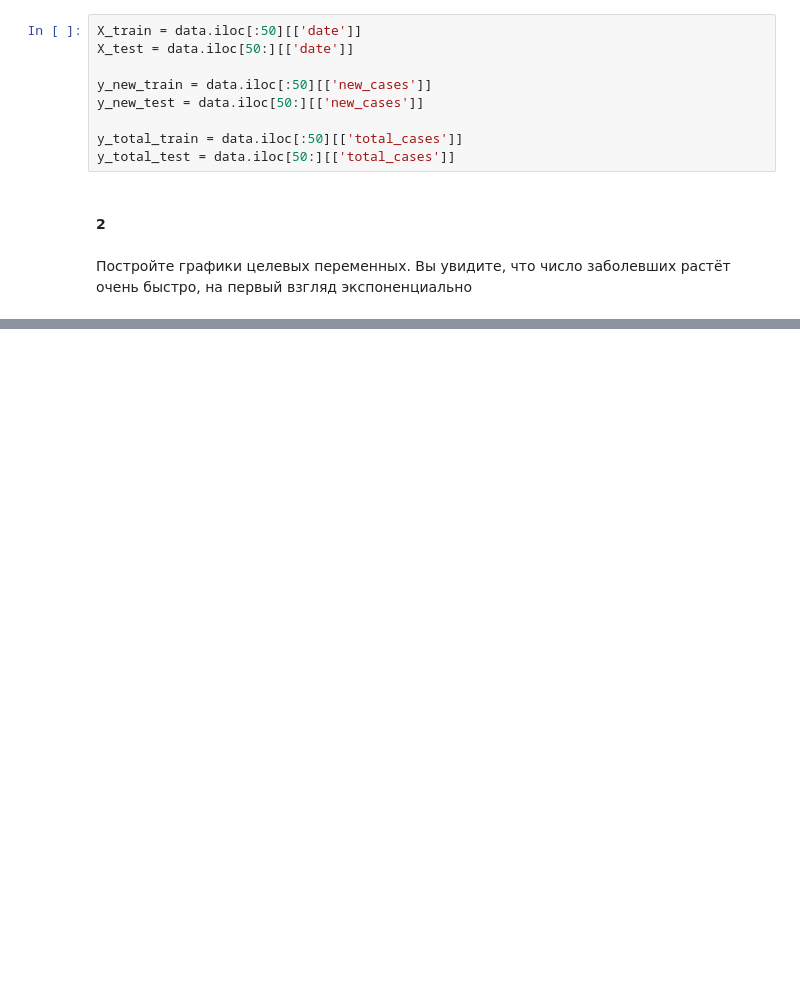
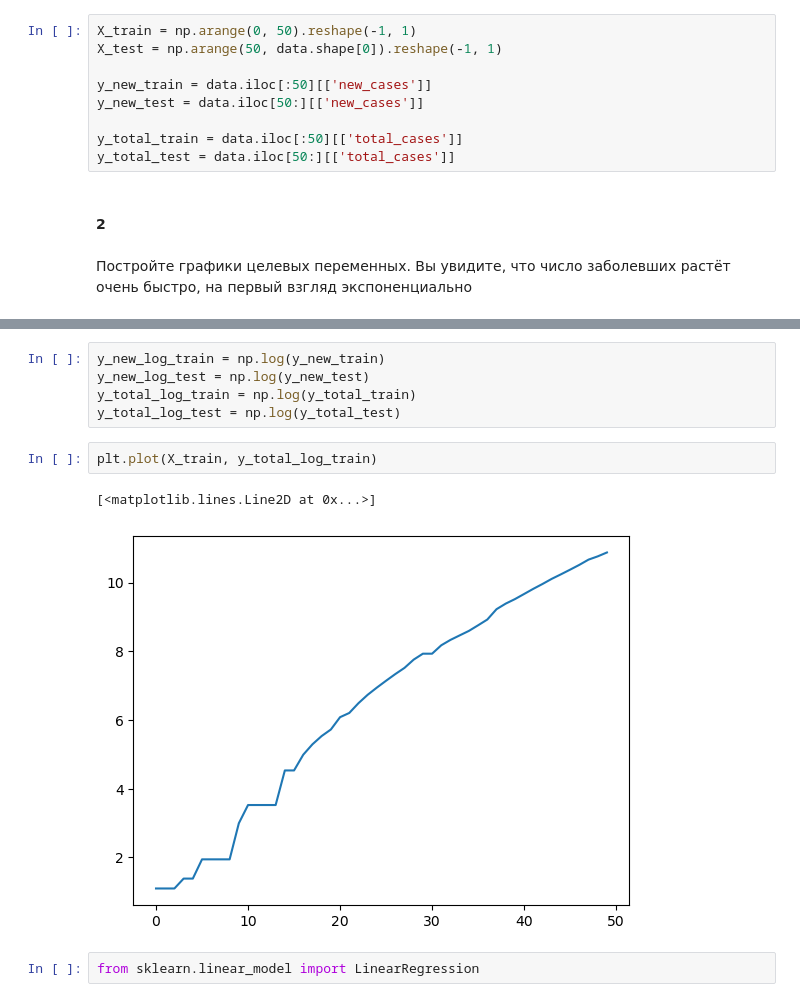
Before and after one commit to Kirinari/MADE_advanced_ml, a Jupyter notebook: homewrok1.ipynb, the cells around one changed output, grey strips where cells are left out. Drawn from its saved outputs; the diff is of its cells as text; blank space fills up the shorter version.

```diff
--- a/homewrok1.ipynb
+++ b/homewrok1.ipynb
@@ -49,8 +49,8 @@ data['new_cases'] = data['new_cases'].replace(0, 1)
 # %%
 data.reset_index(drop=True, inplace=True)
 # %%
-X_train = data.iloc[:50][['date']]
-X_test = data.iloc[50:][['date']]
+X_train = np.arange(0, 50).reshape(-1, 1)
+X_test = np.arange(50, data.shape[0]).reshape(-1, 1)
 
 y_new_train = data.iloc[:50][['new_cases']]
 y_new_test = data.iloc[50:][['new_cases']]
@@ -77,3 +77,15 @@ plt.ylabel('total_cases')
 plt.title('Total cases by day');
 # %% [output]
 [figure]
+# %%
+y_new_log_train = np.log(y_new_train)
+y_new_log_test = np.log(y_new_test)
+y_total_log_train = np.log(y_total_train)
+y_total_log_test = np.log(y_total_test)
+# %%
+plt.plot(X_train, y_total_log_train)
+# %% [output]
+[<matplotlib.lines.Line2D at 0x...>]
+[figure, added]
+# %%
+from sklearn.linear_model import LinearRegression
```
Also changed, not shown: parts of 3 cells of this notebook.
